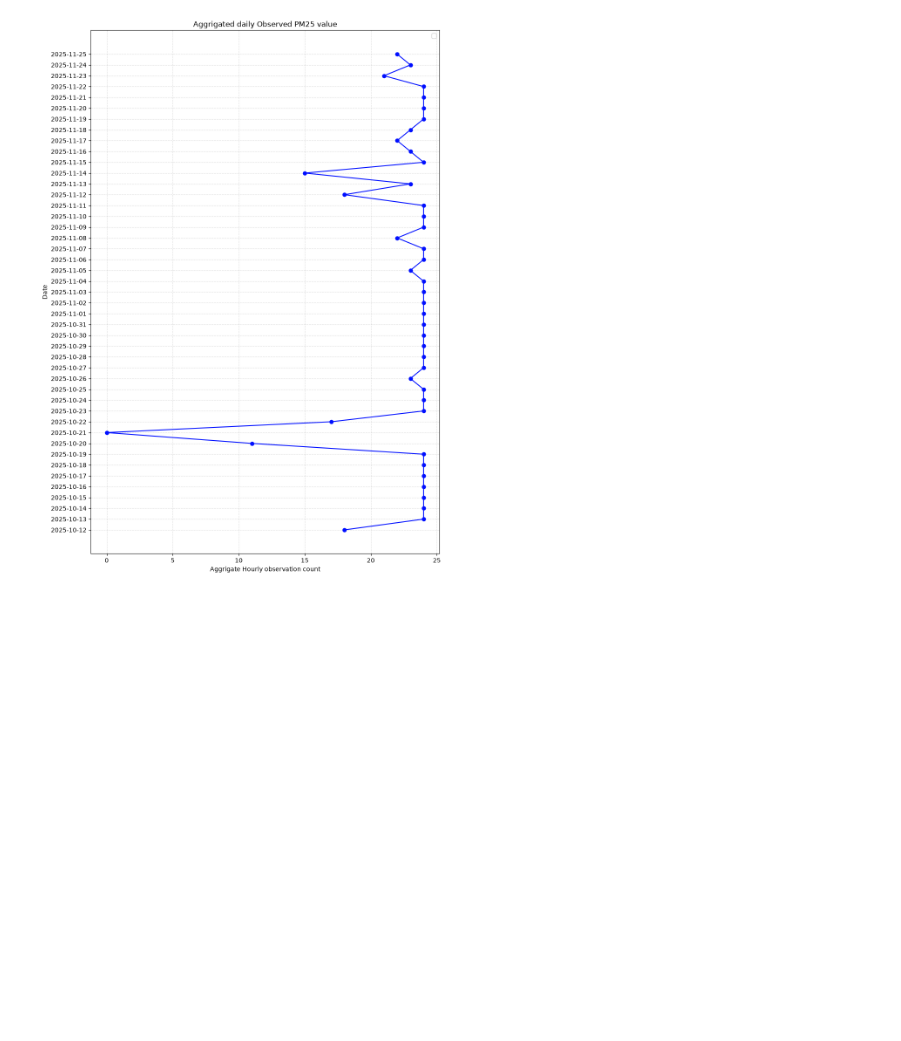
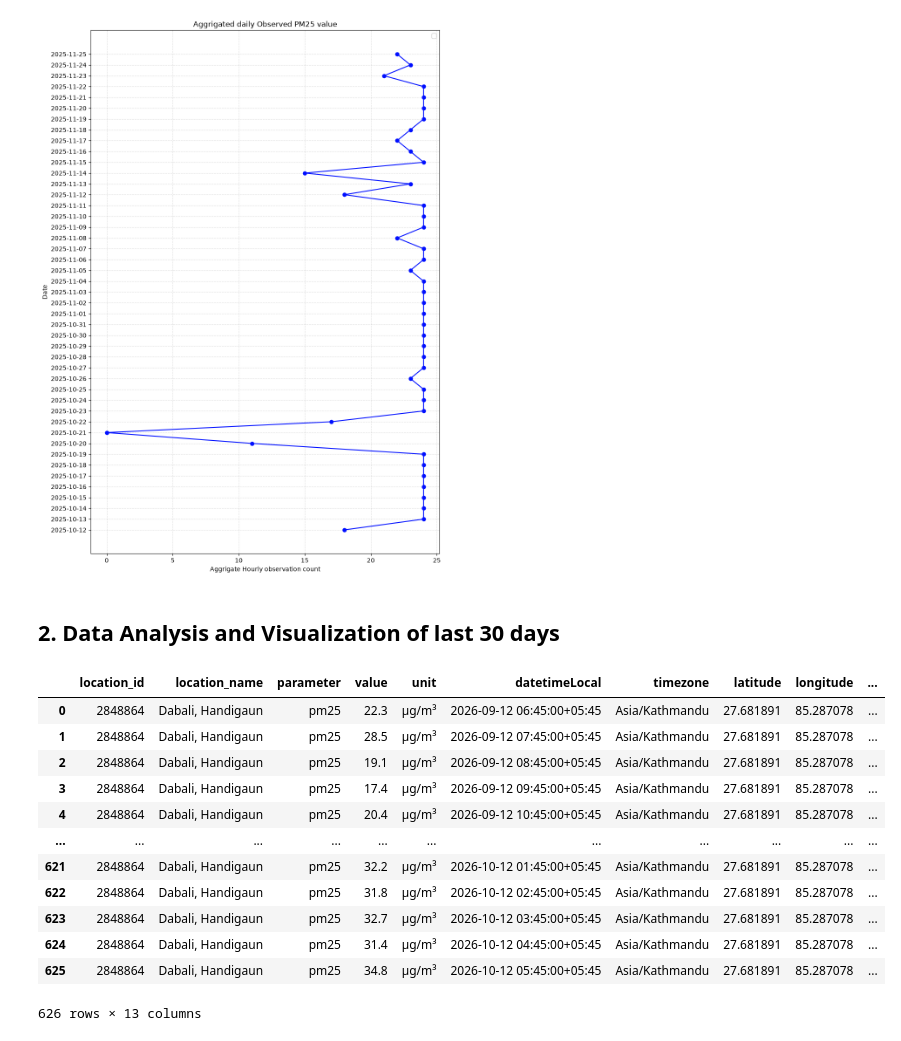
Before and after one commit to Laxmination/Kathmandu-PM2.5-Forecasting, a Jupyter notebook: pm25/Handigaun data analysis.ipynb, the cells around one changed output. Saved outputs shown, nothing was run; the diff lists cells and outputs as text; code cells hidden in the pictures; blank space fills up the shorter version.

```diff
--- a/pm25/Handigaun data analysis.ipynb
+++ b/pm25/Handigaun data analysis.ipynb
@@ -143,3 +143,22 @@ plt.legend()
 plt.show()
 # %% [output]
 [figure]
+# %% [markdown]
+## 2. Data Analysis and Visualization of last 30 days
+# %%
+df30 = pd.read_csv('cleaned_HandigaunLast30days.csv')
+df30
+# %% [output]
+|  | location_id | location_name | parameter | value | unit | datetimeLocal | timezone | latitude | longitude | ... |
+| 0 | 2848864 | Dabali, Handigaun | pm25 | 22.3 | µg/m³ | 2026-09-12 06:45:00+05:45 | Asia/Kathmandu | 27.681891 | 85.287078 | ... |
+| 1 | 2848864 | Dabali, Handigaun | pm25 | 28.5 | µg/m³ | 2026-09-12 07:45:00+05:45 | Asia/Kathmandu | 27.681891 | 85.287078 | ... |
+| 2 | 2848864 | Dabali, Handigaun | pm25 | 19.1 | µg/m³ | 2026-09-12 08:45:00+05:45 | Asia/Kathmandu | 27.681891 | 85.287078 | ... |
+| 3 | 2848864 | Dabali, Handigaun | pm25 | 17.4 | µg/m³ | 2026-09-12 09:45:00+05:45 | Asia/Kathmandu | 27.681891 | 85.287078 | ... |
+| 4 | 2848864 | Dabali, Handigaun | pm25 | 20.4 | µg/m³ | 2026-09-12 10:45:00+05:45 | Asia/Kathmandu | 27.681891 | 85.287078 | ... |
+| ... | ... | ... | ... | ... | ... | ... | ... | ... | ... | ... |
+| 621 | 2848864 | Dabali, Handigaun | pm25 | 32.2 | µg/m³ | 2026-10-12 01:45:00+05:45 | Asia/Kathmandu | 27.681891 | 85.287078 | ... |
+| 622 | 2848864 | Dabali, Handigaun | pm25 | 31.8 | µg/m³ | 2026-10-12 02:45:00+05:45 | Asia/Kathmandu | 27.681891 | 85.287078 | ... |
+| 623 | 2848864 | Dabali, Handigaun | pm25 | 32.7 | µg/m³ | 2026-10-12 03:45:00+05:45 | Asia/Kathmandu | 27.681891 | 85.287078 | ... |
+| 624 | 2848864 | Dabali, Handigaun | pm25 | 31.4 | µg/m³ | 2026-10-12 04:45:00+05:45 | Asia/Kathmandu | 27.681891 | 85.287078 | ... |
+| 625 | 2848864 | Dabali, Handigaun | pm25 | 34.8 | µg/m³ | 2026-10-12 05:45:00+05:45 | Asia/Kathmandu | 27.681891 | 85.287078 | ... |
+626 rows × 13 columns
```
Also changed, not shown: parts of 10 cells of this notebook, 1 other file.
